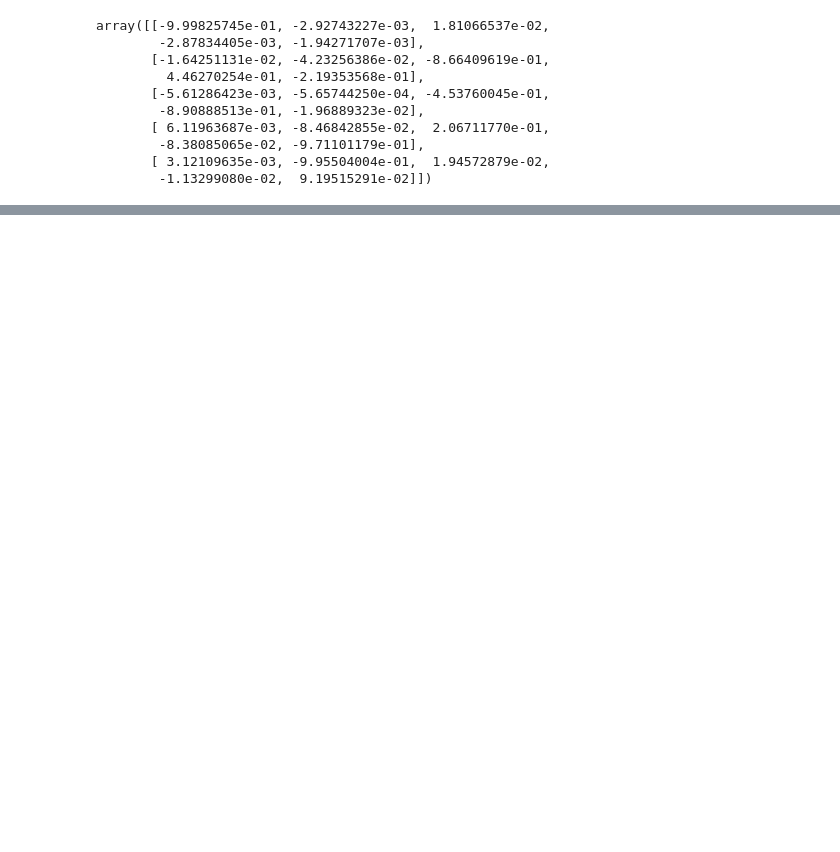
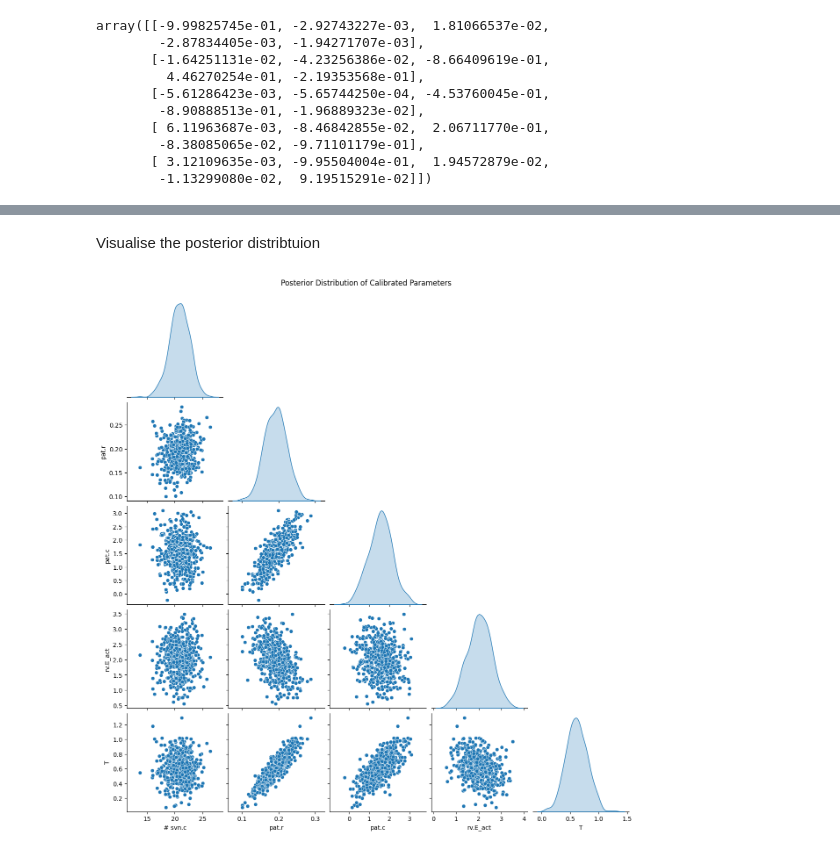
Before and after one commit to FayFrost107/ModularCircFF, a Jupyter notebook: LinearCalibration/Calibrate_multiple_observations.ipynb, the cells around one changed output, grey strips where cells are left out. Saved outputs shown, nothing was run; the diff lists cells and outputs as text; code cells hidden in the pictures; blank space fills up the shorter version.

```diff
--- a/LinearCalibration/Calibrate_multiple_observations.ipynb
+++ b/LinearCalibration/Calibrate_multiple_observations.ipynb
@@ -348,0 +497,29 @@ array([[-9.99825745e-01, -2.92743227e-03,  1.81066537e-02,
+# %% [markdown]
+Visualise the posterior distribtuion
+# %%
+import numpy as np
+import matplotlib.pyplot as plt
+import seaborn as sns
+from scipy.stats import multivariate_normal
+
+# Define the mean (mu) and covariance matrix (sigma)
+mu = Mu_post.reshape(-1)
+sigma = Sigma_post
+
+parameter_names = mse_x_df.index.values.tolist()
+
+# Generate random samples
+rng = np.random.default_rng(1)  # Using your specific random generator seed
+samples = rng.multivariate_normal(mu, sigma, size=500)
+
+# Convert samples to a DataFrame for pairplot visualization
+import pandas as pd
+columns = [f"X{i+1}" for i in range(len(mu))]
+df = pd.DataFrame(samples, columns=parameter_names)
+
+# Pairplot visualization
+sns.pairplot(df, diag_kind='kde', corner=True)
+plt.suptitle("Posterior Distribution of Calibrated Parameters", y=1.02)
+plt.show()
+# %% [output]
+[figure, added]
```
Also changed, not shown: parts of 15 cells of this notebook, 1 other file.
